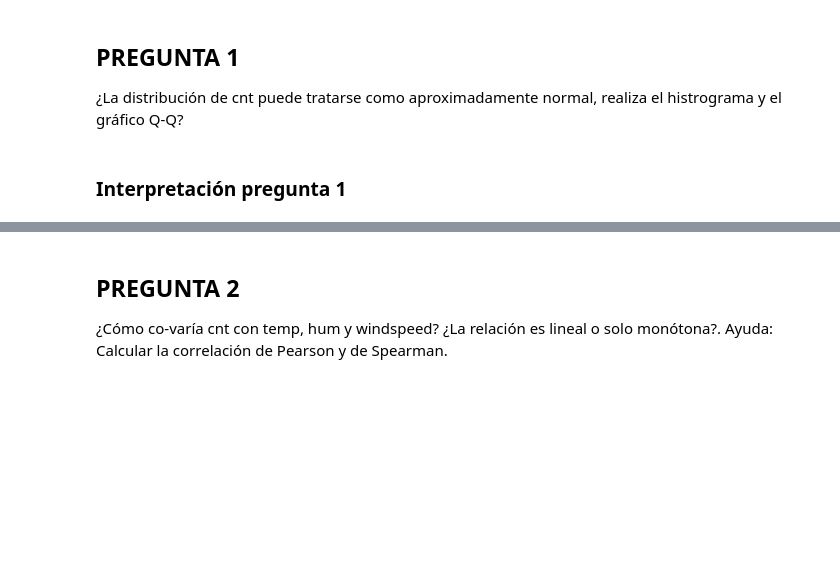
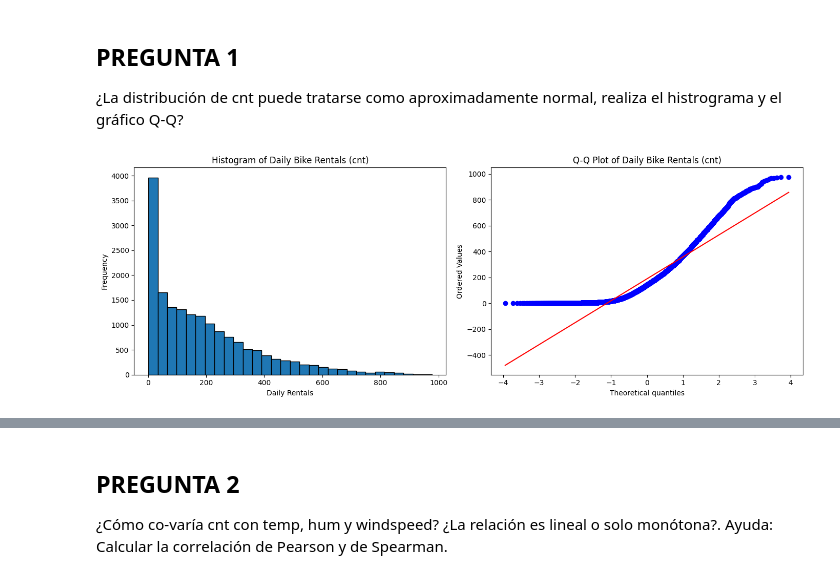
Before and after one commit to cristiandvalderramag-dotcom/BICI-AL-TRABAJO-2026, a Jupyter notebook: Taller_Bici_al_Trabajo.ipynb, the cells around one changed output, grey strips where cells are left out. Saved outputs shown, nothing was run; the diff lists cells and outputs as text; code cells hidden in the pictures; blank space fills up the shorter version.

```diff
--- a/Taller_Bici_al_Trabajo.ipynb
+++ b/Taller_Bici_al_Trabajo.ipynb
@@ -113,2 +110,21 @@ plt.figure(figsize=(14, 5))
-# %% [markdown]
-### **Interpretación pregunta 1**
+# %%
+import matplotlib.pyplot as plt
+from scipy import stats
+
+# Histogram
+plt.figure(figsize=(14, 5))
+plt.subplot(1, 2, 1) # 1 row, 2 columns, 1st plot
+plt.hist(df['cnt'], bins=30, edgecolor='black')
+plt.title('Histogram of Daily Bike Rentals (cnt)')
+plt.xlabel('Daily Rentals')
+plt.ylabel('Frequency')
+
+# Q-Q plot
+plt.subplot(1, 2, 2) # 1 row, 2 columns, 2nd plot
+stats.probplot(df['cnt'], dist="norm", plot=plt)
+plt.title('Q-Q Plot of Daily Bike Rentals (cnt)')
+
+plt.tight_layout()
+plt.show()
+# %% [output]
+[figure, added]
```
Also changed, not shown: parts of 2 cells of this notebook.
